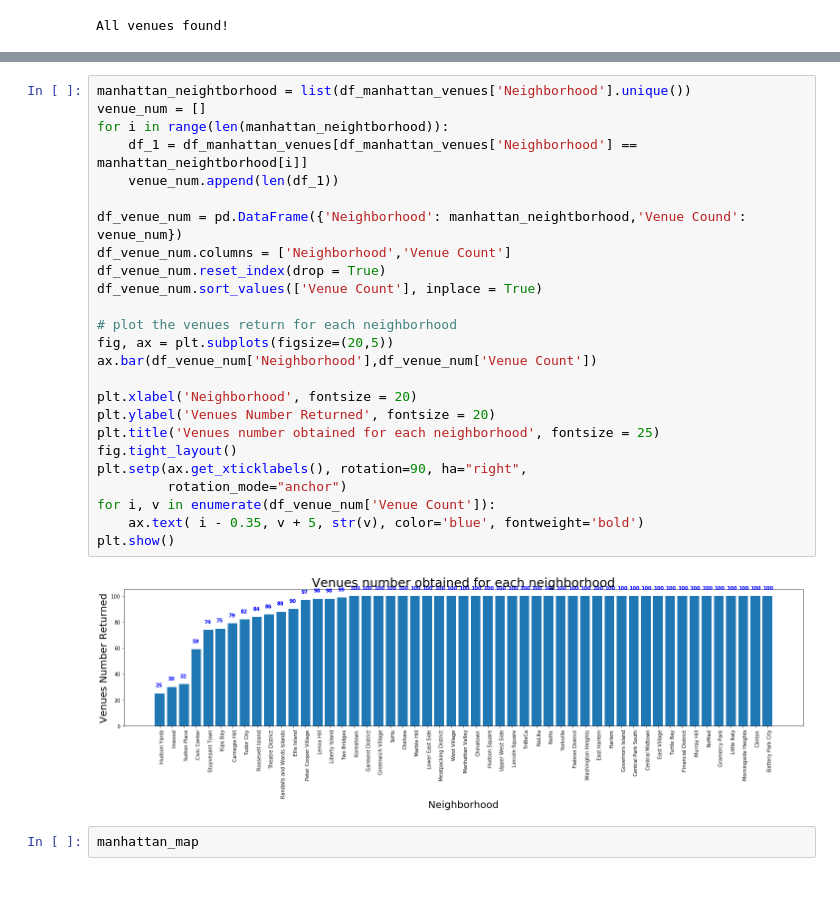
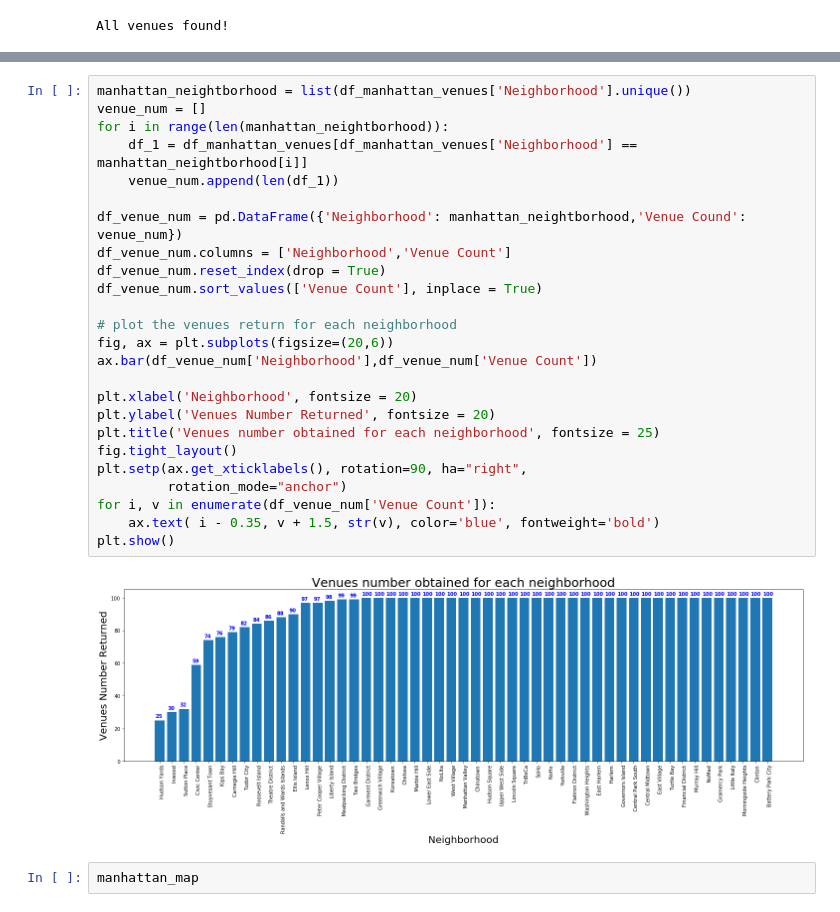
Before and after one commit to EstellaYu/Coursera_Capstone, a Jupyter notebook: Analysis__Explore_New_York_Apartment_Price_and_Neighborhood_Data.ipynb, the cells around one changed output, grey strips where cells are left out. Saved outputs shown, nothing was run; the diff lists cells and outputs as text.

```diff
--- a/Analysis__Explore_New_York_Apartment_Price_and_Neighborhood_Data.ipynb
+++ b/Analysis__Explore_New_York_Apartment_Price_and_Neighborhood_Data.ipynb
@@ -302,30 +302,30 @@ In total, 4696 venues are found, and 416 of them are unique
 # %%
 manhattan_neightborhood = list(df_manhattan_venues['Neighborhood'].unique())
 venue_num = []
 for i in range(len(manhattan_neightborhood)):
     df_1 = df_manhattan_venues[df_manhattan_venues['Neighborhood'] == manhattan_neightborhood[i]]
     venue_num.append(len(df_1))
 
 df_venue_num = pd.DataFrame({'Neighborhood': manhattan_neightborhood,'Venue Cound': venue_num})
 df_venue_num.columns = ['Neighborhood','Venue Count']
 df_venue_num.reset_index(drop = True)
 df_venue_num.sort_values(['Venue Count'], inplace = True)
 
 # plot the venues return for each neighborhood
-fig, ax = plt.subplots(figsize=(20,5))
+fig, ax = plt.subplots(figsize=(20,6))
 ax.bar(df_venue_num['Neighborhood'],df_venue_num['Venue Count'])
 
 plt.xlabel('Neighborhood', fontsize = 20)
 plt.ylabel('Venues Number Returned', fontsize = 20)
 plt.title('Venues number obtained for each neighborhood', fontsize = 25)
 fig.tight_layout()
 plt.setp(ax.get_xticklabels(), rotation=90, ha="right",
          rotation_mode="anchor")
 for i, v in enumerate(df_venue_num['Venue Count']):
-    ax.text( i - 0.35, v + 5, str(v), color='blue', fontweight='bold')
+    ax.text( i - 0.35, v + 1.5, str(v), color='blue', fontweight='bold')
 plt.show()
 # %% [output]
-[figure, old version]
+[figure, new version]
 # %%
 manhattan_map
 # %% [output]
```
Also changed, not shown: parts of 20 cells of this notebook, 3 other files.
